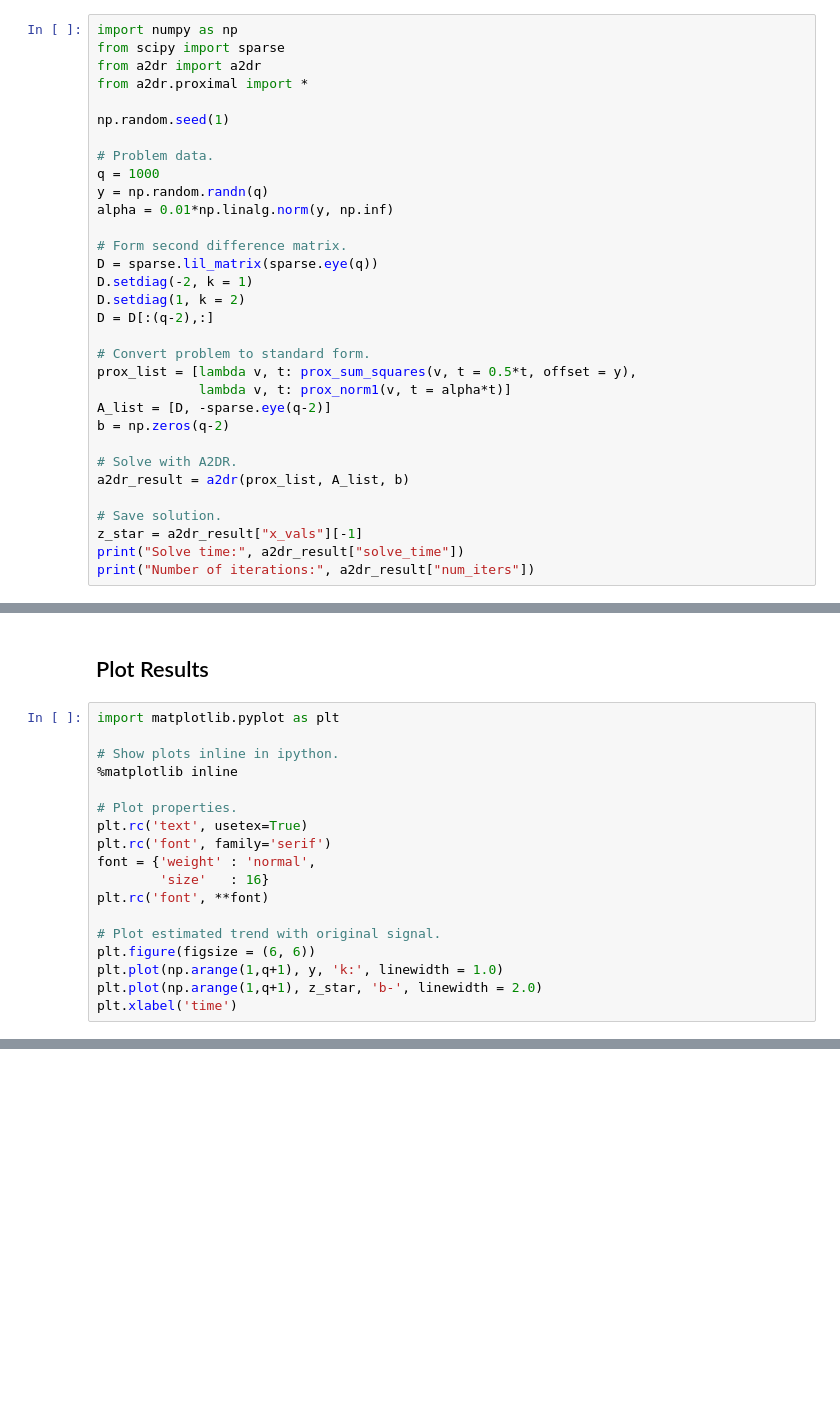
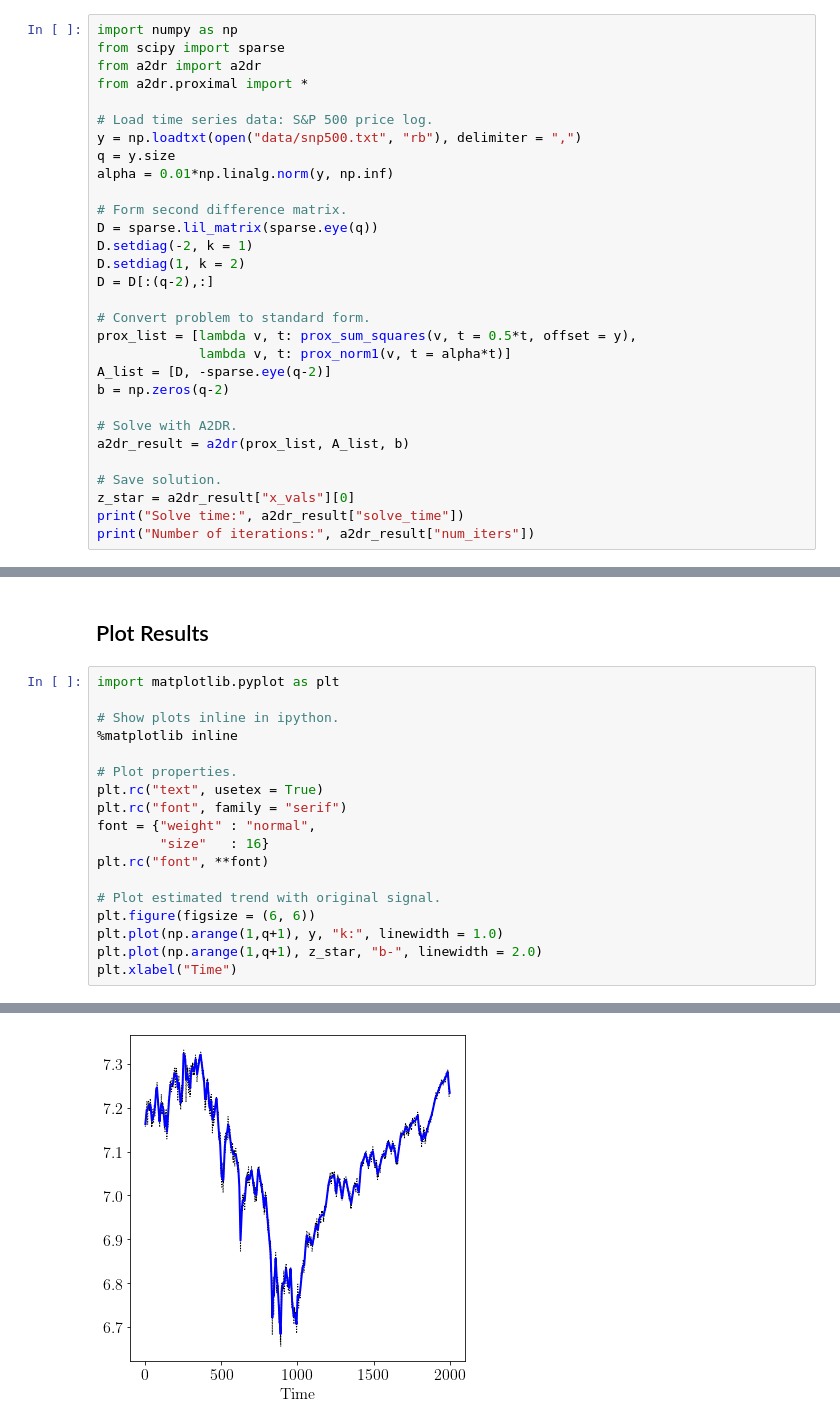
Before and after one commit to cvxgrp/a2dr, a Jupyter notebook: examples/notebooks/l1_trend_filter.ipynb, the cells around one changed output, grey strips where cells are left out. Saved outputs shown, nothing was run; the diff lists cells and outputs as text; blank space fills up the shorter version.

Commit message:
WIP Fix code and reduce size of problems in Python notebook examples

```diff
--- a/examples/notebooks/l1_trend_filter.ipynb
+++ b/examples/notebooks/l1_trend_filter.ipynb
@@ -35,11 +35,9 @@ from scipy import sparse
 from a2dr import a2dr
 from a2dr.proximal import *
 
-np.random.seed(1)
-
-# Problem data.
-q = 1000
-y = np.random.randn(q)
+# Load time series data: S&P 500 price log.
+y = np.loadtxt(open("data/snp500.txt", "rb"), delimiter = ",")
+q = y.size
 alpha = 0.01*np.linalg.norm(y, np.inf)
 
 # Form second difference matrix.
@@ -58,6 +56,6 @@ b = np.zeros(q-2)
 a2dr_result = a2dr(prox_list, A_list, b)
 
 # Save solution.
-z_star = a2dr_result["x_vals"][-1]
+z_star = a2dr_result["x_vals"][0]
 print("Solve time:", a2dr_result["solve_time"])
 print("Number of iterations:", a2dr_result["num_iters"])
@@ -70,14 +86,15 @@ import matplotlib.pyplot as plt
 %matplotlib inline
 
 # Plot properties.
-plt.rc('text', usetex=True)
-plt.rc('font', family='serif')
-font = {'weight' : 'normal',
-        'size'   : 16}
-plt.rc('font', **font)
+plt.rc("text", usetex = True)
+plt.rc("font", family = "serif")
+font = {"weight" : "normal",
+        "size"   : 16}
+plt.rc("font", **font)
 
 # Plot estimated trend with original signal.
 plt.figure(figsize = (6, 6))
-plt.plot(np.arange(1,q+1), y, 'k:', linewidth = 1.0)
-plt.plot(np.arange(1,q+1), z_star, 'b-', linewidth = 2.0)
-plt.xlabel('time')
+plt.plot(np.arange(1,q+1), y, "k:", linewidth = 1.0)
+plt.plot(np.arange(1,q+1), z_star, "b-", linewidth = 2.0)
+plt.xlabel("Time")
+# %% [output]
@@ -83,0 +102 @@ plt.xlabel('time')
+[figure, added]
```
Also changed, not shown: parts of 3 cells of this notebook, 3 other files.
